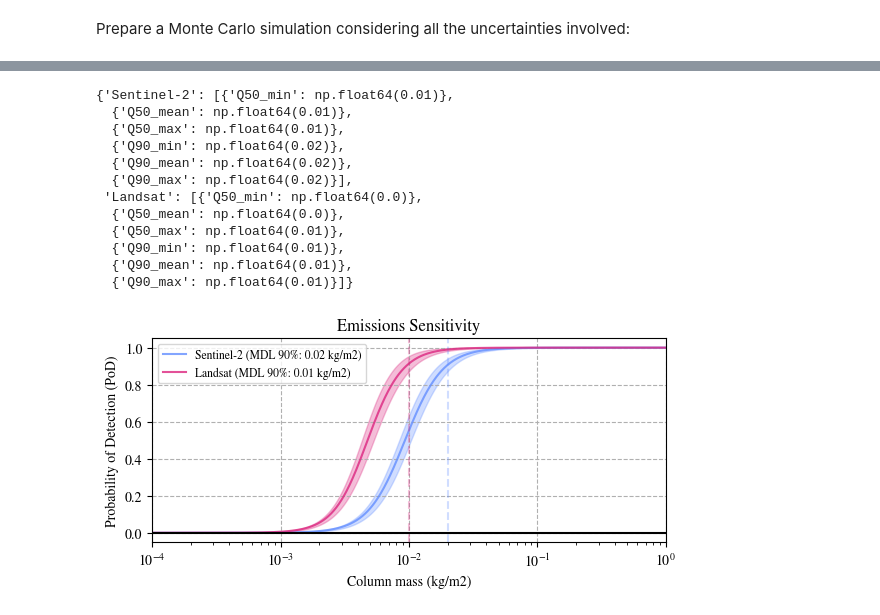
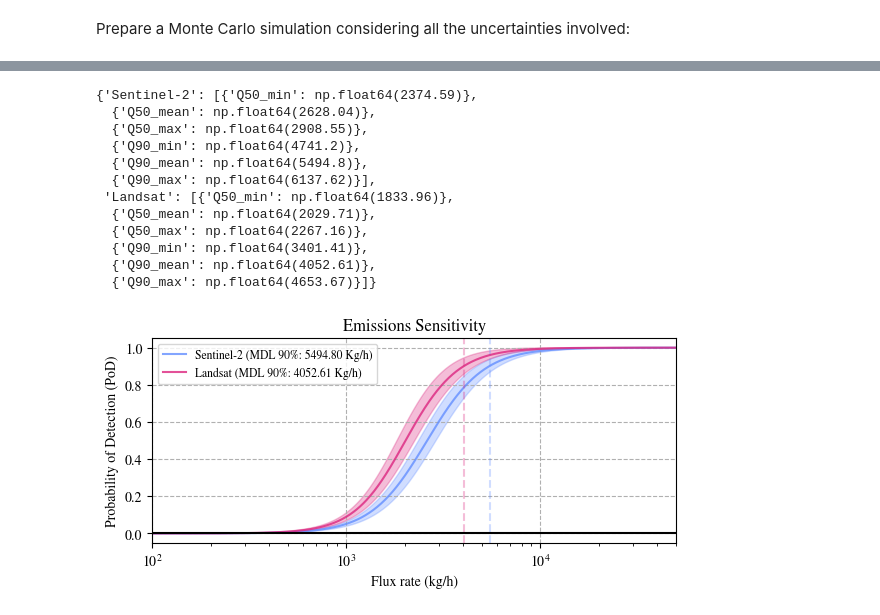
Before and after one commit to UNEP-IMEO-MARS/marss2l, a Jupyter notebook: notebooks/figures/mdl_exploration_adapted_v2.ipynb, the cells around one changed output, grey strips where cells are left out. Saved outputs shown, nothing was run; the diff lists cells and outputs as text; code cells hidden in the pictures.

```diff
--- a/notebooks/figures/mdl_exploration_adapted_v2.ipynb
+++ b/notebooks/figures/mdl_exploration_adapted_v2.ipynb
@@ -73,9 +73,11 @@ spatial_resolution = {
 Q = dataframe_data_traintest['ch4_fluxrate']
 # Get the wind
 U = np.sqrt(dataframe_data_traintest['wind_u']**2+dataframe_data_traintest['wind_v']**2)
+U_median = np.nanmedian(U)
 # Get the resolution
 R = np.array([spatial_resolution[constellation] for constellation in dataframe_data_traintest.satellite_constellation])
 # Standardization: Q/(3600xUxR) => kg/s x s/m x 1/m => kg/m2
+dataframe_data_traintest['factor'] = 1/ (3600*U*R)
 dataframe_data_traintest['ch4_fluxrate_standardized'] = Q / (3600*U*R)
 # %% [markdown]
 Statistics are made with true positives
@@ -260,27 +264,27 @@ plt.savefig("figures/detection_curves_by_satellite.pdf")
 # %%
 # Compute the MDLs at 50 and 90% probability
-mdls = {satellite: [{'Q50_min':round(flw[np.where((pod_means[satellite]+pod_sds[satellite]) > 0.5)[0][0]],2)},
-                    {'Q50_mean':round(flw[np.where(pod_means[satellite] > 0.5)[0][0]],2)},
-                    {'Q50_max':round(flw[np.where((pod_means[satellite]-pod_sds[satellite]) > 0.5)[0][0]],2)},
-                    {'Q90_min':round(flw[np.where((pod_means[satellite]+pod_sds[satellite]) > 0.9)[0][0]],2)},
-                    {'Q90_mean':round(flw[np.where((pod_means[satellite]) > 0.9)[0][0]],2)},
-                    {'Q90_max':round(flw[np.where((pod_means[satellite]-pod_sds[satellite]) > 0.9)[0][0]],2)}]
+mdls = {satellite: [{'Q50_min':round(flw[np.where((pod_means[satellite]+pod_sds[satellite]) > 0.5)[0][0]] * (3600 * U_median * spatial_resolution[satellite]),2)},
+                    {'Q50_mean':round(flw[np.where(pod_means[satellite] > 0.5)[0][0]] * (3600 * U_median * spatial_resolution[satellite]),2)},
+                    {'Q50_max':round(flw[np.where((pod_means[satellite]-pod_sds[satellite]) > 0.5)[0][0]] * (3600 * U_median * spatial_resolution[satellite]),2)},
+                    {'Q90_min':round(flw[np.where((pod_means[satellite]+pod_sds[satellite]) > 0.9)[0][0]] * (3600 * U_median * spatial_resolution[satellite]),2)},
+                    {'Q90_mean':round(flw[np.where((pod_means[satellite]) > 0.9)[0][0]] * (3600 * U_median * spatial_resolution[satellite]),2)},
+                    {'Q90_max':round(flw[np.where((pod_means[satellite]-pod_sds[satellite]) > 0.9)[0][0]] * (3600 * U_median * spatial_resolution[satellite]),2)}]
             for satellite in satellites}
 # Print the results
 mdls
 # %% [output]
-{'Sentinel-2': [{'Q50_min': np.float64(0.01)},
-  {'Q50_mean': np.float64(0.01)},
-  {'Q50_max': np.float64(0.01)},
-  {'Q90_min': np.float64(0.02)},
-  {'Q90_mean': np.float64(0.02)},
-  {'Q90_max': np.float64(0.02)}],
- 'Landsat': [{'Q50_min': np.float64(0.0)},
-  {'Q50_mean': np.float64(0.0)},
-  {'Q50_max': np.float64(0.01)},
-  {'Q90_min': np.float64(0.01)},
-  {'Q90_mean': np.float64(0.01)},
-  {'Q90_max': np.float64(0.01)}]}
+{'Sentinel-2': [{'Q50_min': np.float64(2374.59)},
+  {'Q50_mean': np.float64(2628.04)},
+  {'Q50_max': np.float64(2908.55)},
+  {'Q90_min': np.float64(4741.2)},
+  {'Q90_mean': np.float64(5494.8)},
+  {'Q90_max': np.float64(6137.62)}],
+ 'Landsat': [{'Q50_min': np.float64(1833.96)},
+  {'Q50_mean': np.float64(2029.71)},
+  {'Q50_max': np.float64(2267.16)},
+  {'Q90_min': np.float64(3401.41)},
+  {'Q90_mean': np.float64(4052.61)},
+  {'Q90_max': np.float64(4653.67)}]}
 # %%
 # Show the probabilities of detection for each satellite
 from marss2l.plot import recall_fluxrate_plot
@@ -296,38 +300,38 @@ for satellite in satellites:
     mdl_value = mdls[satellite][4]['Q90_mean']
 
     # Create legend label with MDL included
-    legend_label = f"{satellite} (MDL 90%: {mdl_value:.2f} kg/m2)"
+    legend_label = f"{satellite} (MDL 90%: {mdl_value:.2f} Kg/h)"
 
     # Plot mean probability curve
-    ax.plot(flw, mean_pod, alpha=0.8, label=legend_label, color=satellite_color)
+    ax.plot(flw * (3600 * U_median * spatial_resolution[satellite]), mean_pod, alpha=0.8, label=legend_label, color=satellite_color)
 
     # Add confidence bands
     lower_bound = mean_pod - pod_sds[satellite]
     upper_bound = mean_pod + pod_sds[satellite]
-    ax.fill_between(flw, lower_bound, upper_bound, alpha=0.3, color=satellite_color)
+    ax.fill_between(flw * (3600 * U_median * spatial_resolution[satellite]), lower_bound, upper_bound, alpha=0.3, color=satellite_color)
 
     # Draw vertical line at 90% detection threshold
     ax.axvline(mdl_value, color=satellite_color, alpha=0.3, linestyle='--')
 
 # Add reference lines
 ax.axhline(0, color='black')
 ax.axvline(0, color='black')
 
 # Format x-axis ticks using the fluxrate_to_str function
-ax.set_xticks(np.linspace(0.0001, 0.5, 10))
-ax.set_xlim(0.0001,1)
+ax.set_xticks(np.linspace(100, 50000, 1000))
+ax.set_xlim(100,50000)
 # x_tick_labels = [recall_fluxrate_plot.fluxrate_to_str(d/1000) for d in range(500, 6_100, 500)]
 # ax.set_xticklabels(x_tick_labels)
 ax.set_xscale("log")
 
 # Add title and axis labels
 ax.set_title('Emissions Sensitivity')
-ax.set_xlabel('Column mass (kg/m2)')
+ax.set_xlabel('Flux rate (kg/h)')
 ax.set_ylabel('Probability of Detection (PoD)')
 
 # Add grid and legend
 ax.grid(linestyle='--')
 ax.legend(fontsize='small', loc='best')
 plt.savefig("figures/mdl_by_satellite.pdf")
 # %% [output]
-[figure, old version]
+[figure, new version]
```
Also changed, not shown: parts of 3 cells of this notebook, 1 other file.
